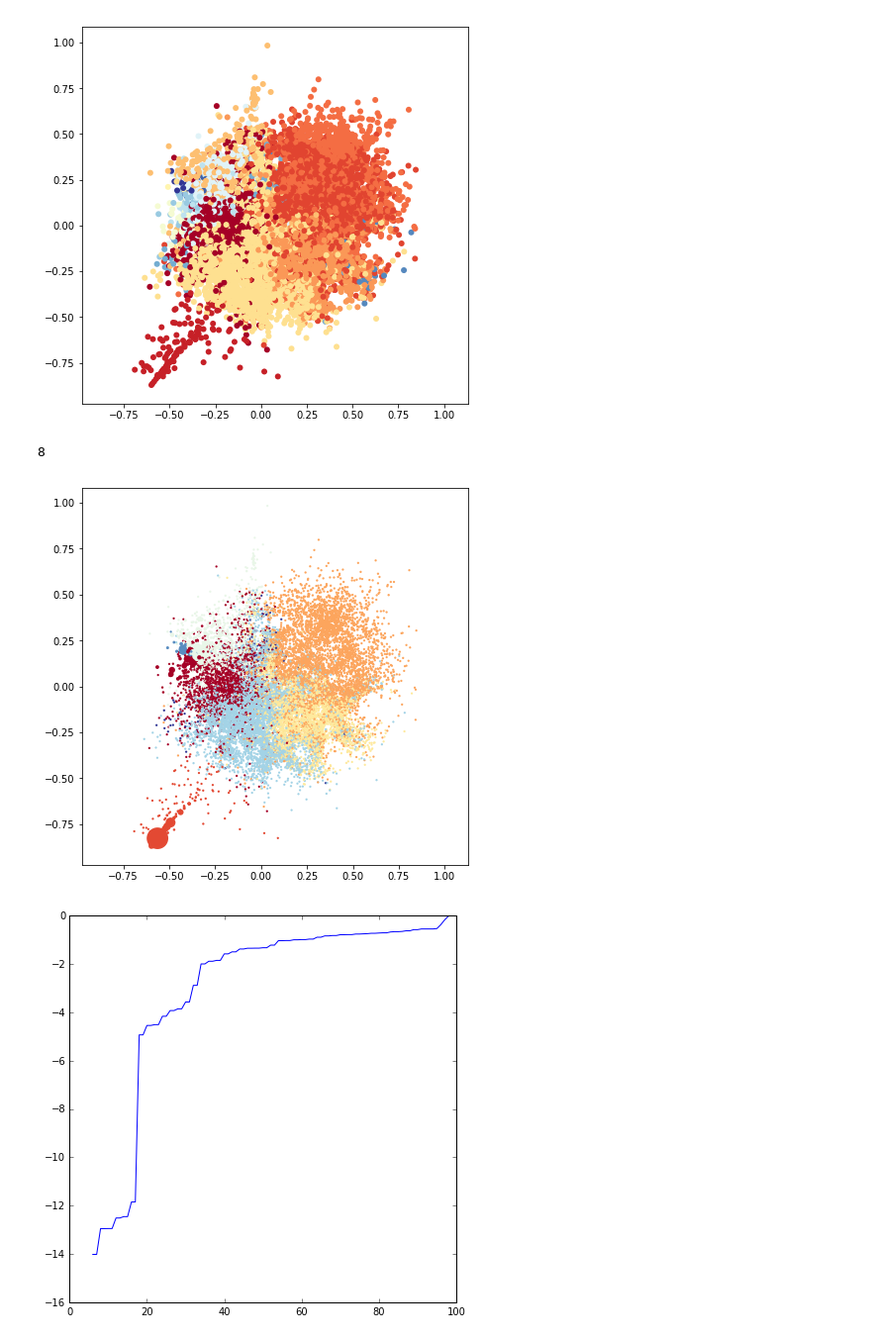
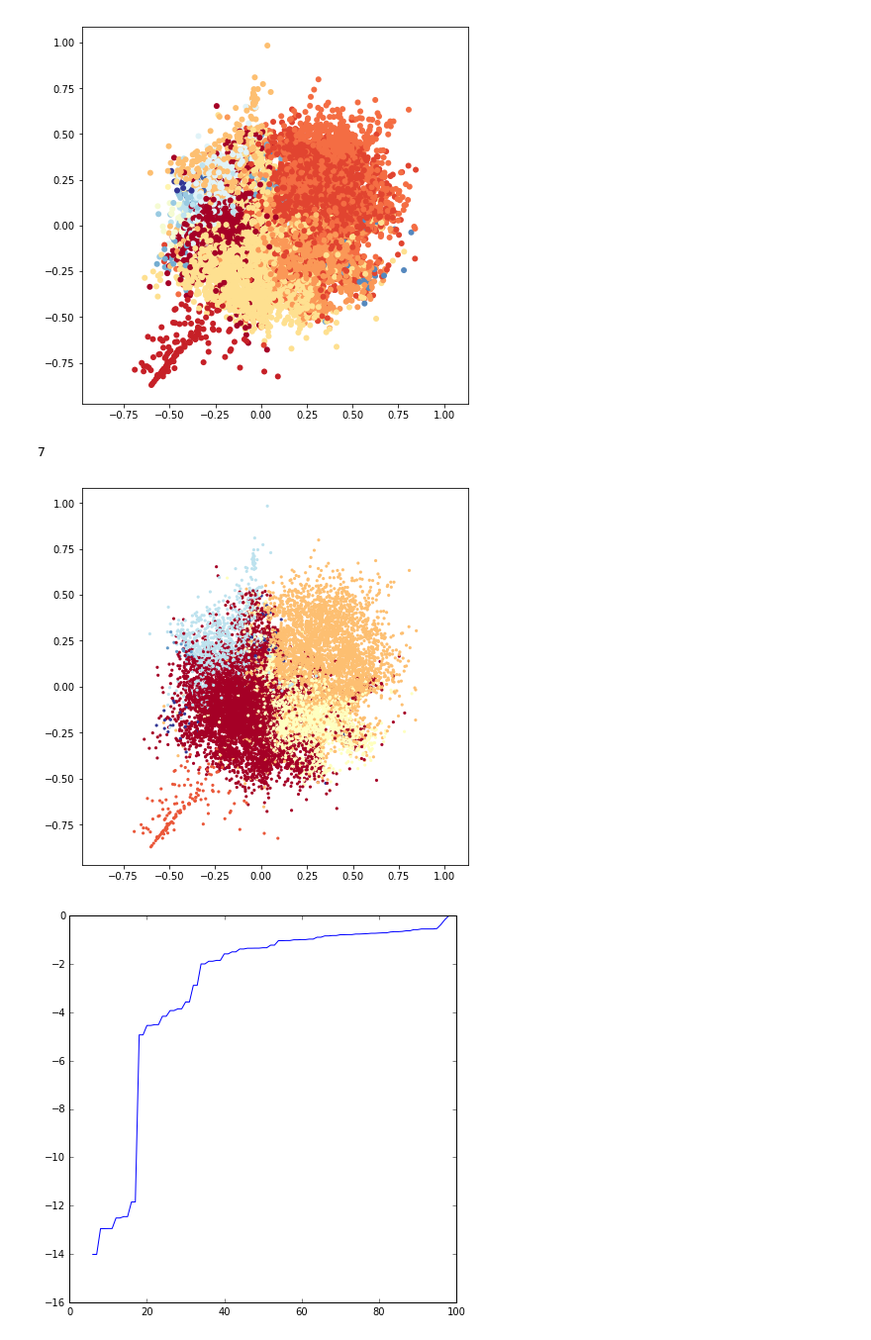
Before and after one commit to lab-cosmo/pamm, a Jupyter notebook: examples/traj9/pamm-merge-lj.ipynb, the cells around one changed output. Shown at 99% size. Saved outputs shown, nothing was run; the diff lists cells and outputs as text; code cells hidden in the pictures.

```diff
--- a/examples/traj9/pamm-merge-lj.ipynb
+++ b/examples/traj9/pamm-merge-lj.ipynb
@@ -54,15 +54,3 @@ for bs in xrange(nbs):
         for j in xrange(ncls):
             inter = np.intersect1d(icls, lcls[j])
             QAi[bs,i,j] = np.exp(pi[inter]).sum()
-# %%
-aij = np.zeros((ncls,ncls))
-for i in xrange(ncls):
-    for j in xrange(i+1):
-        tij = 0
-        for bs in xrange(nbs):
-            for k in xrange(nclsbs[bs]):
-                tij += QAi[bs,k,i] * QAi[bs,k,j]
-        aij[i,j] = aij[j,i] = tij/(Qi[i]*Qi[j]*nbs)
-print aij.diagonal()
-da=aij.diagonal()
-gij=aij / np.sqrt(np.multiply.outer(da,da))
@@ -73,10 +56,0 @@ gij=aij / np.sqrt(np.multiply.outer(da,da))
-# %%
-bij = np.zeros((ncls,ncls))
-for i in xrange(ncls):
-    for j in xrange(i+1):
-        tij = 0
-        for bs in xrange(nbs):
-            for k in xrange(nclsbs[bs]):
-                tij += QAi[bs,k,i] * QAi[bs,k,j] / (QA[bs,k] * QA[bs,k])
-        bij[i,j] = bij[j,i] = tij/nbs
-print bij.diagonal()
@@ -118,12 +89,12 @@ plt.show()
 # %% [output]
 [figure]
 # %%
-cij = nnij > 0.018
+cij = nnij > 0.015
 cgraph=csg.csgraph_from_dense(cij, null_value=False)
 cc=csg.connected_components(cgraph)
 print cc[0]
 # %% [output]
-8
+7
 # %%
 macro = []
 imacro = np.ones(ngrid,int)*-1
@@ -137,11 +108,11 @@ for i in xrange(cc[0]):
 # %%
 si = np.sqrt(np.exp(pi-pi.max()))
 # %%
-plt.scatter(x[:,0],x[:,1],c=imacro, s=(5+si*500), linewidth='0',cmap=cm)
+plt.scatter(x[:,0],x[:,1],c=imacro, s=(10), linewidth='0', cmap=cm)
 plt.axes().set_aspect('equal','datalim')
 plt.show()
 # %% [output]
-[figure, old version]
+[figure, new version]
 # %%
 plt.plot(np.log10(np.sort(aij.flatten())))
 plt.show()
```
Also changed, not shown: parts of 2 cells of this notebook, 2 other files.
